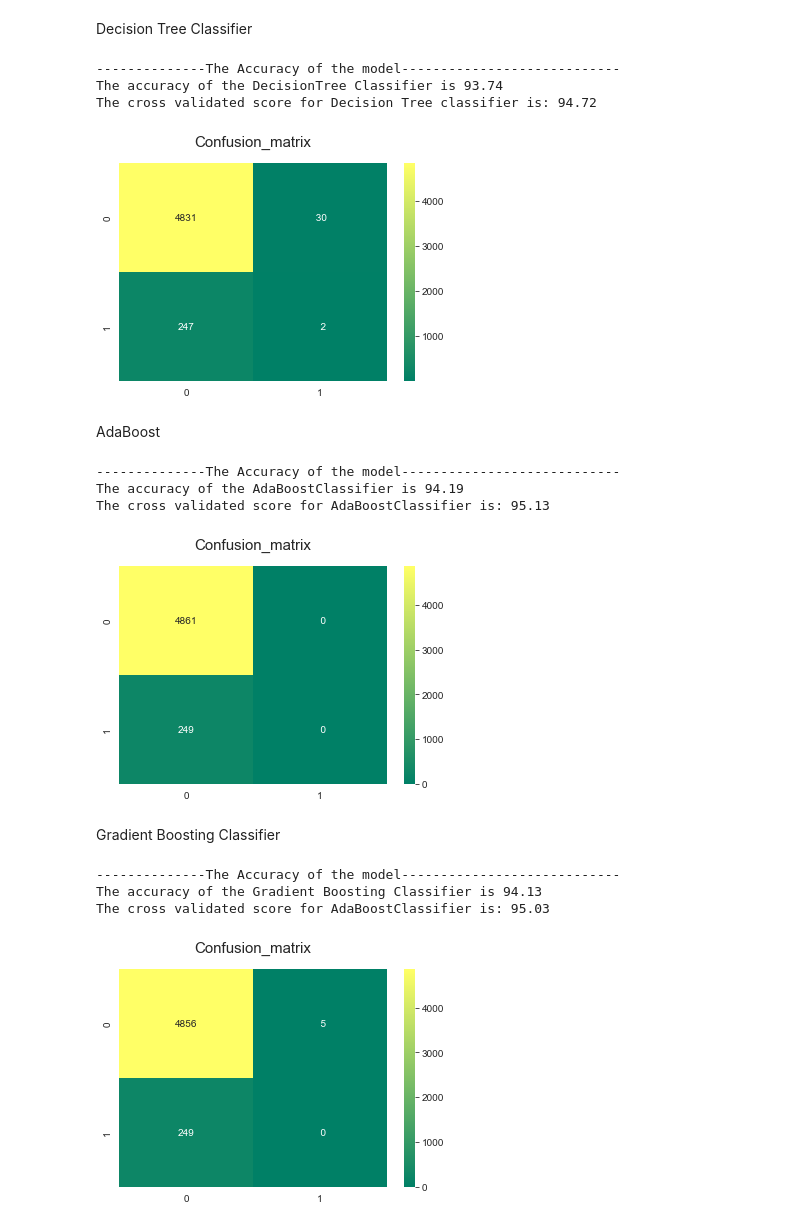
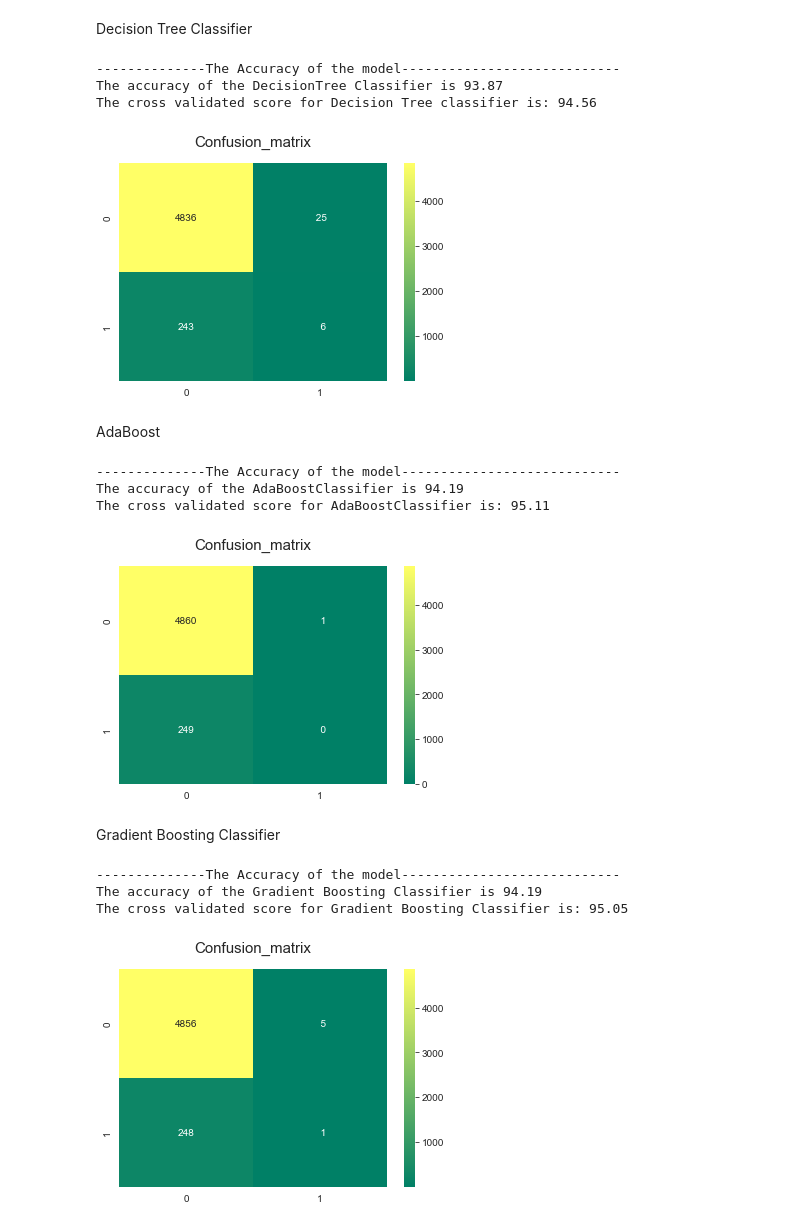
Before and after one commit to she3r/Projekt_PSI, a Jupyter notebook: Projekt zaliczeniowy/project_v2.ipynb, the cells around one changed output. Drawn from its saved outputs; the diff is of its cells as text; code cells hidden in the pictures.

```diff
--- a/Projekt zaliczeniowy/project_v2.ipynb
+++ b/Projekt zaliczeniowy/project_v2.ipynb
@@ -349,6 +350,7 @@ The cross validated score for K Nearest Neighbors Classifier is: 94.95
 # %% [markdown]
 Decision Tree Classifier
 # %%
+kfold = StratifiedKFold(n_splits=10,random_state=587,shuffle=True)
 # Decision Tree
 from sklearn.tree import DecisionTreeClassifier
 model= DecisionTreeClassifier(criterion='gini',
@@ -368,12 +370,13 @@ crosval_scores.append(round(result_tree.mean()*100,2))
 accuracy_scores.append(round(accuracy_score(prediction_tree,y_test)*100,2))
 # %% [output]
 --------------The Accuracy of the model----------------------------
-The accuracy of the DecisionTree Classifier is 93.74
-The cross validated score for Decision Tree classifier is: 94.72
+The accuracy of the DecisionTree Classifier is 93.87
+The cross validated score for Decision Tree classifier is: 94.56
 [figure]
 # %% [markdown]
 AdaBoost
 # %%
+kfold = StratifiedKFold(n_splits=10,random_state=6969,shuffle=True)
 from sklearn.ensemble import AdaBoostClassifier
 model= AdaBoostClassifier()
 model.fit(X_train,y_train)
@@ -391,31 +394,32 @@ accuracy_scores.append(round(accuracy_score(prediction_adb,y_test)*100,2))
 # %% [output]
 --------------The Accuracy of the model----------------------------
 The accuracy of the AdaBoostClassifier is 94.19
-The cross validated score for AdaBoostClassifier is: 95.13
+The cross validated score for AdaBoostClassifier is: 95.11
 [figure]
 # %% [markdown]
 Gradient Boosting Classifier
 # %%
+kfold = StratifiedKFold(n_splits=10,random_state=1,shuffle=True)
 from sklearn.ensemble import GradientBoostingClassifier
 model= GradientBoostingClassifier()
+
 model.fit(X_train,y_train)
 prediction_gbc=model.predict(X_test)
 print('--------------The Accuracy of the model----------------------------')
 print('The accuracy of the Gradient Boosting Classifier is',round(accuracy_score(prediction_gbc,y_test)*100,2))
-kfold = KFold(n_splits=10) # k=10, split the data into 10 equal parts
 result_gbc=cross_val_score(model,all_features,target,cv=kfold,scoring='accuracy')
-print('The cross validated score for AdaBoostClassifier is:',round(result_gbc.mean()*100,2))
+print('The cross validated score for Gradient Boosting Classifier is:',round(result_gbc.mean()*100,2))
 y_pred = cross_val_predict(model,all_features,target,cv=kfold)
 sns.heatmap(confusion_matrix(target,y_pred),annot=True,fmt='3.0f',cmap="summer")
 plt.title('Confusion_matrix', y=1.05, size=15)
 plt.show()
 crosval_scores.append(round(result_gbc.mean()*100,2))
 accuracy_scores.append(round(accuracy_score(prediction_gbc,y_test)*100,2))
 # %% [output]
 --------------The Accuracy of the model----------------------------
-The accuracy of the Gradient Boosting Classifier is 94.13
-The cross validated score for AdaBoostClassifier is: 95.03
+The accuracy of the Gradient Boosting Classifier is 94.19
+The cross validated score for Gradient Boosting Classifier is: 95.05
-[figure, old version]
+[figure, new version]
 # %%
 models = pd.DataFrame({
     'Model':names, 'Crossval score': crosval_scores, 'Accuracy': accuracy_scores
```
Also changed, not shown: parts of 24 cells of this notebook.
